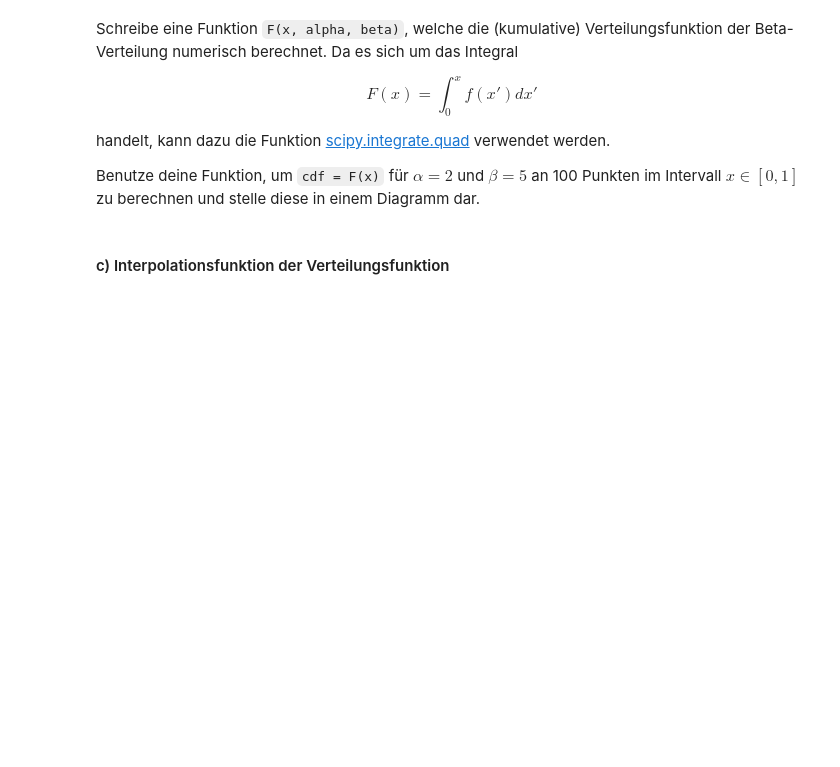
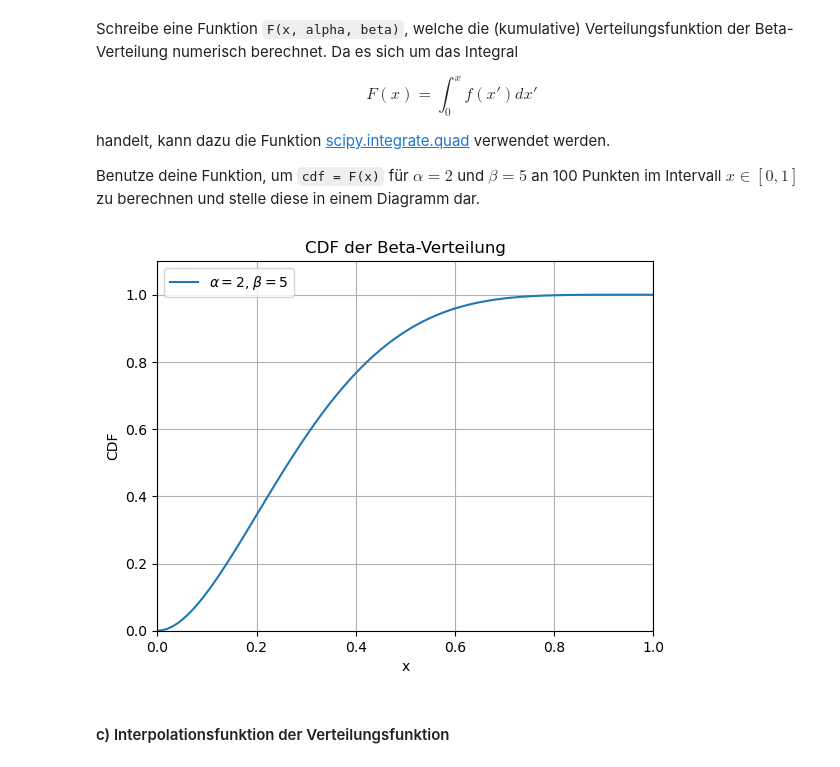
Before and after one commit to visciric/NGDS--Viscio, a Jupyter notebook: 10_ZufallszahlenErzeugen/10_Uebungsblatt.ipynb, the cells around one changed output. Saved outputs shown, nothing was run; the diff lists cells and outputs as text; code cells hidden in the pictures; blank space fills up the shorter version.

```diff
--- a/10_ZufallszahlenErzeugen/10_Uebungsblatt.ipynb
+++ b/10_ZufallszahlenErzeugen/10_Uebungsblatt.ipynb
@@ -120,8 +153,21 @@ Benutze deine Funktion, um `cdf = F(x)` für $\alpha = 2$ und $\beta = 5$ an 100
 # %%
 def F(x,alpha,beta):
     f = lambda x: scipy.stats.beta.pdf(x,alpha,beta)
     result  = scipy.integrate.quad(f,0,x)
     return result[0]
+cdf = np.array([F(x_i, alpha, beta) for x_i in x])
+
+plt.plot(x, cdf, label=f"$\\alpha={alpha}$, $\\beta={beta}$")
+plt.xlabel("x")
+plt.ylabel("CDF")
+plt.title(f"CDF der Beta-Verteilung")
+plt.xlim(x.min(), x.max())
+plt.ylim(0, 1.1)
+plt.legend()
+plt.grid()
+plt.show()
+# %% [output]
+[figure, added]
 # %% [markdown]
 #### c) Interpolationsfunktion der Verteilungsfunktion
 # %% [markdown]
```
Also changed, not shown: parts of 9 cells of this notebook.
